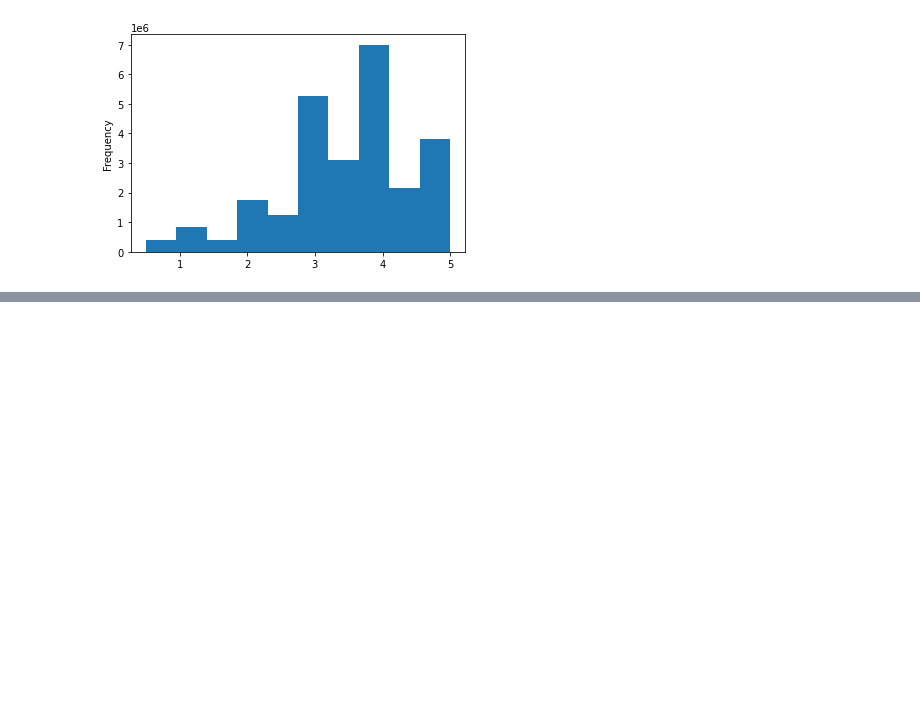
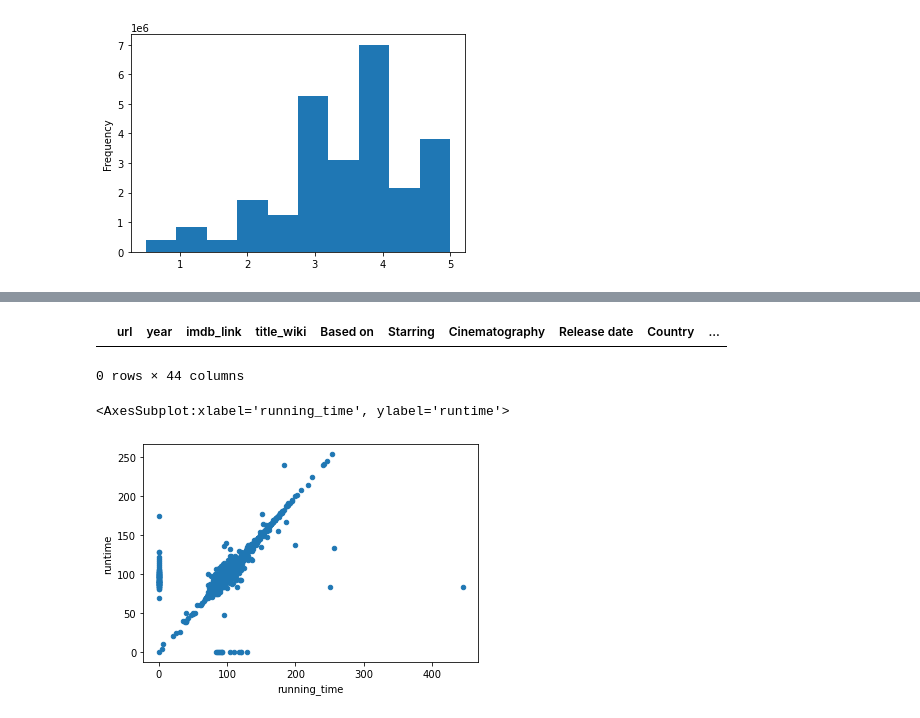
Before and after one commit to noahshlesinger/Movies-ETL, a Jupyter notebook: Movies-ETL.ipynb, the cells around one changed output, grey strips where cells are left out. Saved outputs shown, nothing was run; the diff lists cells and outputs as text; code cells hidden in the pictures; blank space fills up the shorter version.

```diff
--- a/Movies-ETL.ipynb
+++ b/Movies-ETL.ipynb
@@ -576,3 +600,5 @@ min                     0.50
 max                     5.00
 Name: rating, dtype: float64
 [figure]
+# %%
+wiki_movies_df['release_date']= wiki_movies_df['Release date'].str.extract(r'(\d{4}-\d?\d-\d?\d)')
@@ -578,0 +610,2 @@ Name: rating, dtype: float64
+# %%
+wiki_movies_df = wiki_movies_df[wiki_movies_df["release_date"]!='2003-00-16']
@@ -579,2 +615,2 @@ Name: rating, dtype: float64
 # %%
-movies_df = pd.merge(wiki_movies_df, kaggle_metadata, on='imdb_id', suffixes=['_wiki','_kaggle'])
+wiki_movies_df['release_date'] = pd.to_datetime(wiki_movies_df['release_date'])
@@ -580,0 +674,11 @@ movies_df = pd.merge(wiki_movies_df, kaggle_metadata, on='imdb_id', suffixes=['_
+# %%
+# Show any rows where title_kaggle is empty
+movies_df[(movies_df['title_kaggle'] == '') | (movies_df['title_kaggle'].isnull())]
+# %% [output]
+|  | url | year | imdb_link | title_wiki | Based on | Starring | Cinematography | Release date | Country | ... |
+0 rows × 44 columns
+# %%
+movies_df.fillna(0).plot(x='running_time', y='runtime', kind='scatter')
+# %% [output]
+<AxesSubplot:xlabel='running_time', ylabel='runtime'>
+[figure, added]
```
Also changed, not shown: parts of 40 cells of this notebook.
